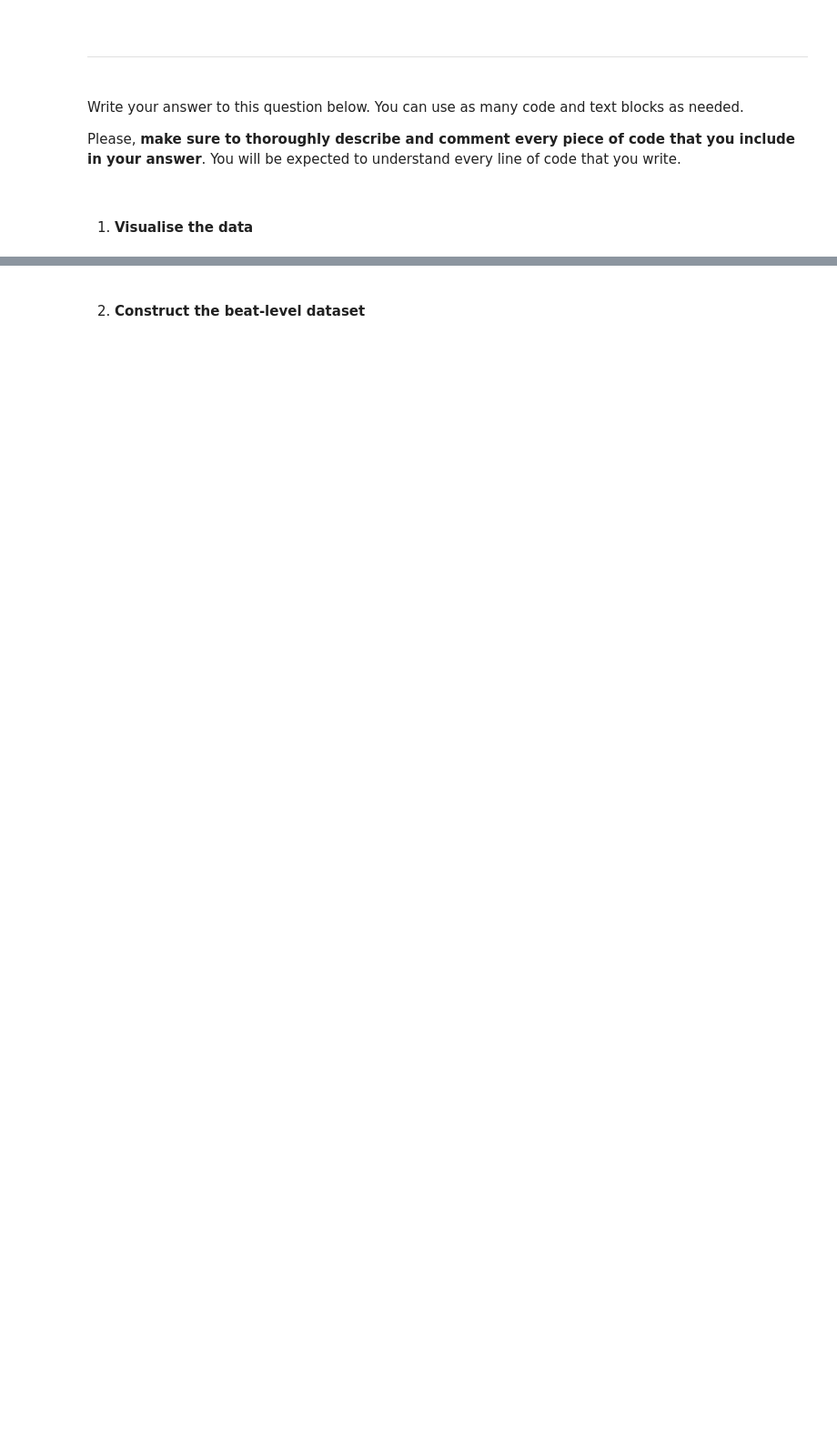
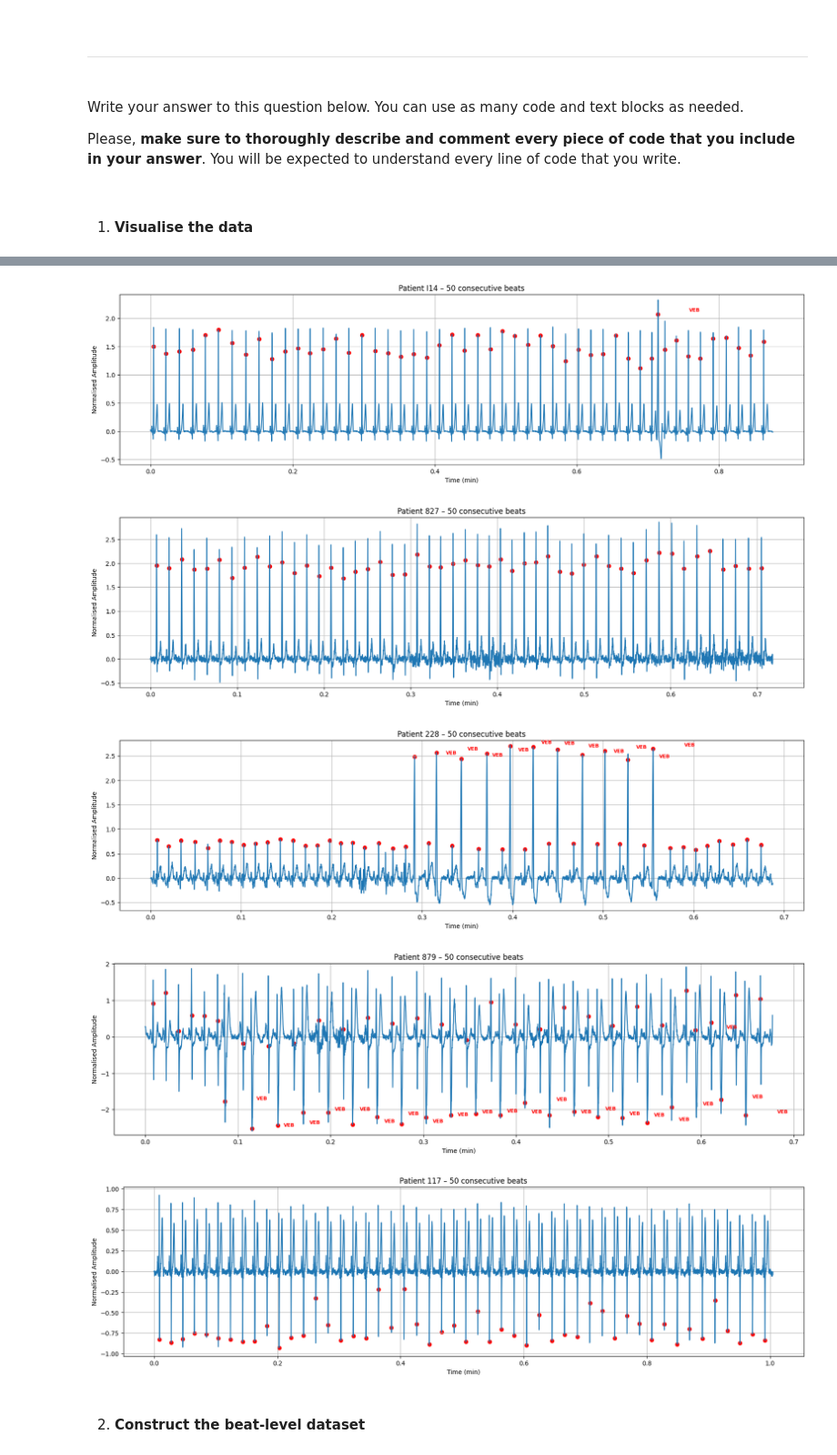
Before and after one commit to fremondi/deep-learning-for-signals-and-images, a Jupyter notebook: Assessment_Q2.ipynb, the cells around one changed output, grey strips where cells are left out. Shown at 91% size. Saved outputs shown, nothing was run; the diff lists cells and outputs as text; code cells hidden in the pictures; blank space fills up the shorter version.

```diff
--- a/Assessment_Q2.ipynb
+++ b/Assessment_Q2.ipynb
@@ -172,3 +181,23 @@ Please, **make sure to thoroughly describe and comment every piece of code that
 <br>
 # %% [markdown]
 1. **Visualise the data**
+# %%
+from collections import defaultdict
+import numpy as np
+
+# Group records by patient
+records_by_patient = defaultdict(list)
+for rec in dataset["train"]:
+  records_by_patient[rec["patient_id"]].append(rec)
+
+selected = []
+
+for pid, recs in records_by_patient.items():
+  for rec in recs:
+    if len(rec["beat_locs"]) >= 50:
+      selected.append((pid, rec))
+      break
+  if len(selected) == 5:
+    break
+
+print(f"Selected {len(selected)} patients.")
@@ -175,3 +206,42 @@ Please, **make sure to thoroughly describe and comment every piece of code that
+# %%
+for pid, rec in selected:
+  signal      = np.array(rec["signal"])
+  beat_locs   = np.array(rec["beat_locs"], dtype=int)
+  beat_labels = np.array(rec["beat_labels"], dtype=int)
+  fs = rec["sampling_rate"]
+
+  # take first 50 consecutive beats
+  locs_block   = beat_locs[:50]
+  labels_block = beat_labels[:50]
+
+  # convert annotations to strings
+  ann_block = [idx_to_class[str(int(l))] for l in labels_block]
+
+  # add 100-sample padding on each side for visual clarity
+  pad = 100
+  start_sample = max(0, locs_block[0] - pad)
+  end_sample   = min(len(signal), locs_block[-1] + pad)
+
+  signal_sub = signal[start_sample:end_sample]
+
+  # shift beat locations so they align with the cropped signal
+  locs_sub = (locs_block - start_sample).astype(int)
+
+  # plot
+  title = f"Patient {pid} – 50 consecutive beats"
+  plot_signal(
+      signal_sub,
+      title=title,
+      sampling_rate=fs,
+      beat_locations=locs_sub,
+      beat_annotations=ann_block
+  )
+# %% [output]
+[figure, added]
+[figure, added]
+[figure, added]
+[figure, added]
+[figure, added]
 # %% [markdown]
 <br>
 
```
Also changed, not shown: parts of 30 cells of this notebook.
